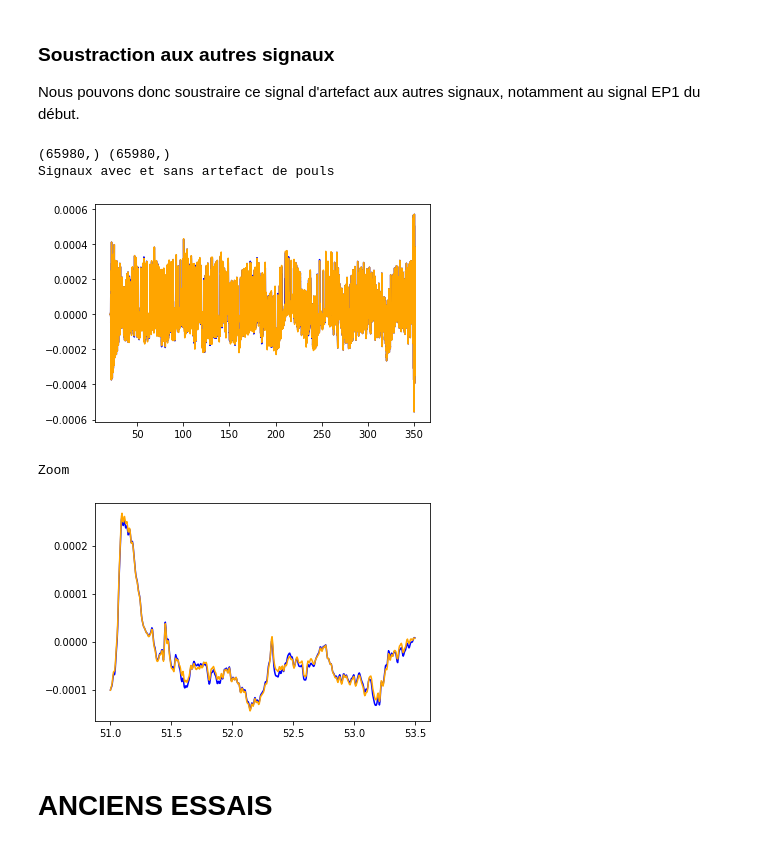
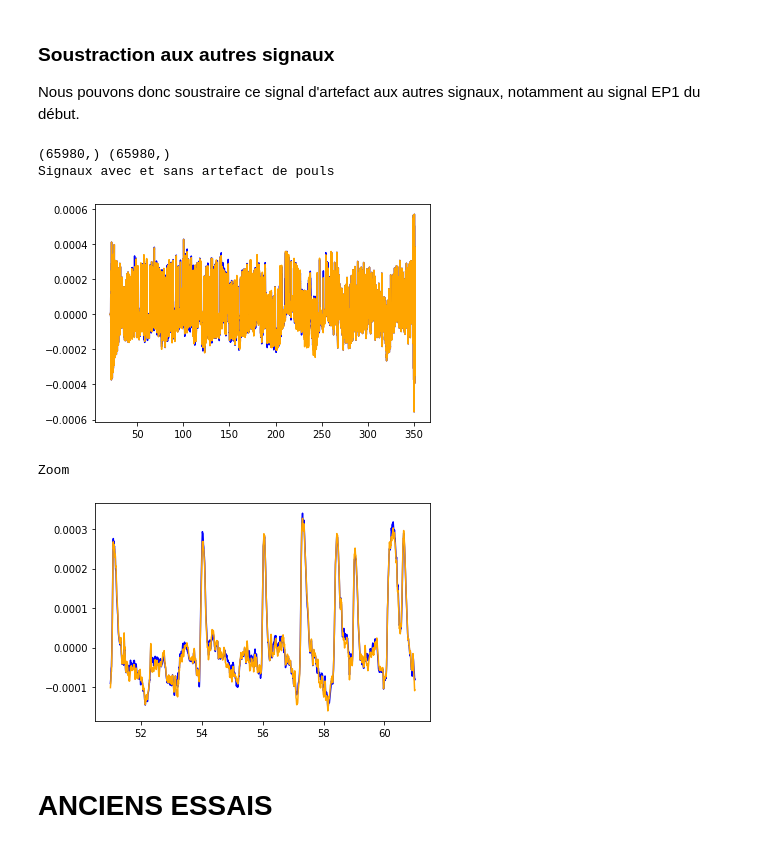
Before and after one commit to MaximeCaute/TraitementSignauxEEG, a Jupyter notebook: Notebooks/PreTraitementDonnees.ipynb, the cells around one changed output. Cells and saved outputs as stored; diff of their text form; code cells hidden in the pictures.

```diff
--- a/Notebooks/PreTraitementDonnees.ipynb
+++ b/Notebooks/PreTraitementDonnees.ipynb
@@ -695,7 +696,7 @@ index_markers = [int(undersampled_eeg_frequency*t) for t in pulse_artifact_marke
 
 comparison_max_delay = 10*frequency #s * Hz
 markers = index_markers
-full_signal = low_passed_eeg_signal
+full_signal = ep1_v3_pp_data
 
 averaged_signal = np.zeros((len(full_signal,)))
 
@@ -730,7 +731,7 @@ print("Zoom :")
 plt.plot(undersampled_eeg_time[s:s+size], averaged_pa_signal[s:s+size])
 plt.show()
 s=10000
-size = 500
+size = 3000
 print("Zoom :")
 plt.plot(undersampled_eeg_time[s:s+size], averaged_pa_signal[s:s+size])
 plt.show()
@@ -776,30 +777,30 @@ Nous pouvons donc soustraire ce signal d'artefact aux autres signaux, notamment
 # %%
 data = ep1_v3_pp_data
 time = resampled_time
 
 print(ep1_v3_pp_data.shape, averaged_pa_signal.shape)
 
 ep1_v4_pp_data = ep1_v3_pp_data - averaged_pa_signal
 
 
 
 print("Signaux avec et sans artefact de pouls")
 plt.plot(resampled_time, ep1_v3_pp_data, color = "blue")
 plt.plot(resampled_time, ep1_v4_pp_data, color = "orange")
 plt.show()
 
 print("Zoom")
 s=6000
-size = 500
+size = 2000
 plt.plot(resampled_time[s:s+size], ep1_v4_pp_data[s:s+size], color = "blue")
 plt.plot(resampled_time[s:s+size], ep1_v3_pp_data[s:s+size], color = "orange")
 plt.show()
 # %% [output]
 (65980,) (65980,)
 Signaux avec et sans artefact de pouls
-[figure, old version]
+[figure, new version]
 Zoom
-[figure, old version]
+[figure, new version]
 # %% [markdown]
 # ANCIENS ESSAIS
 # %%
```
Also changed, not shown: parts of 3 cells of this notebook.
